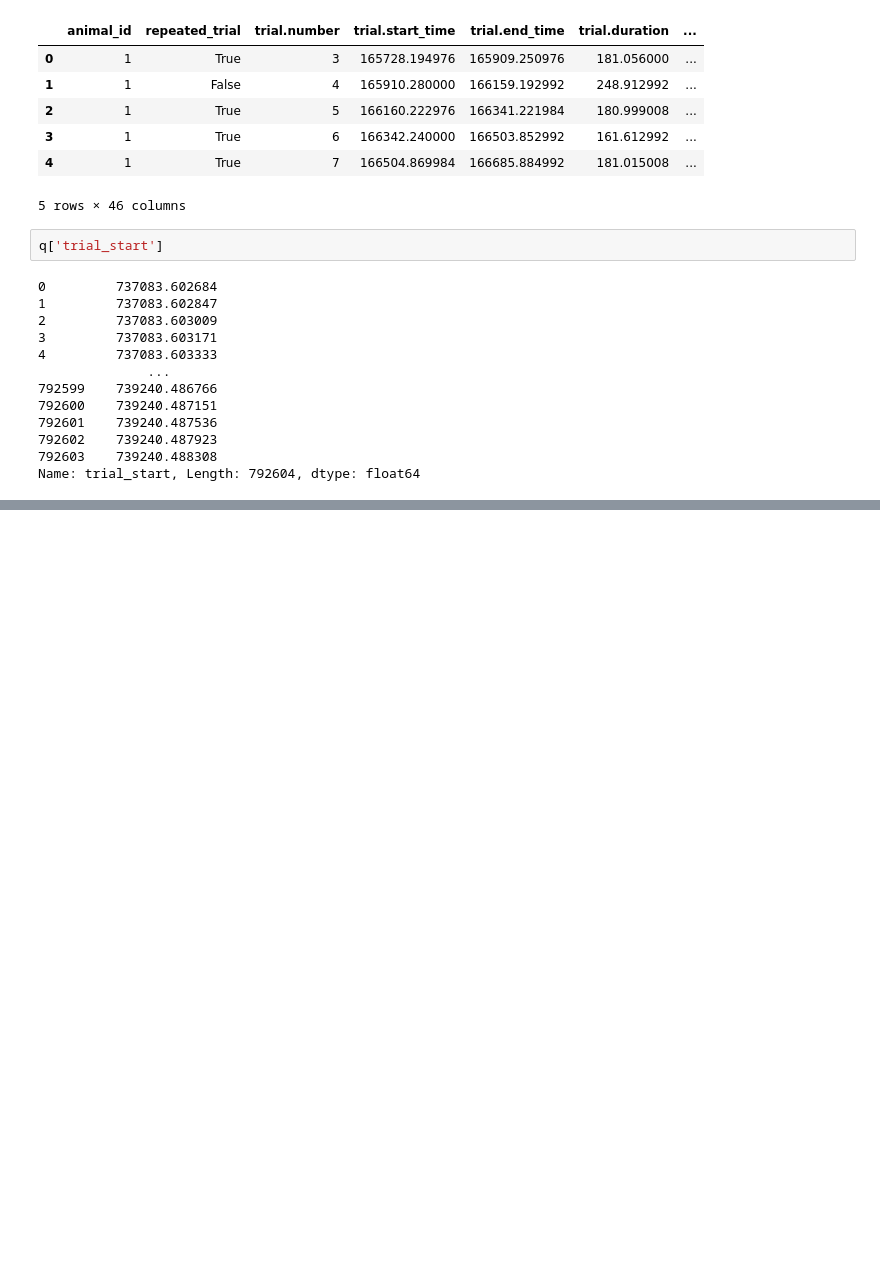
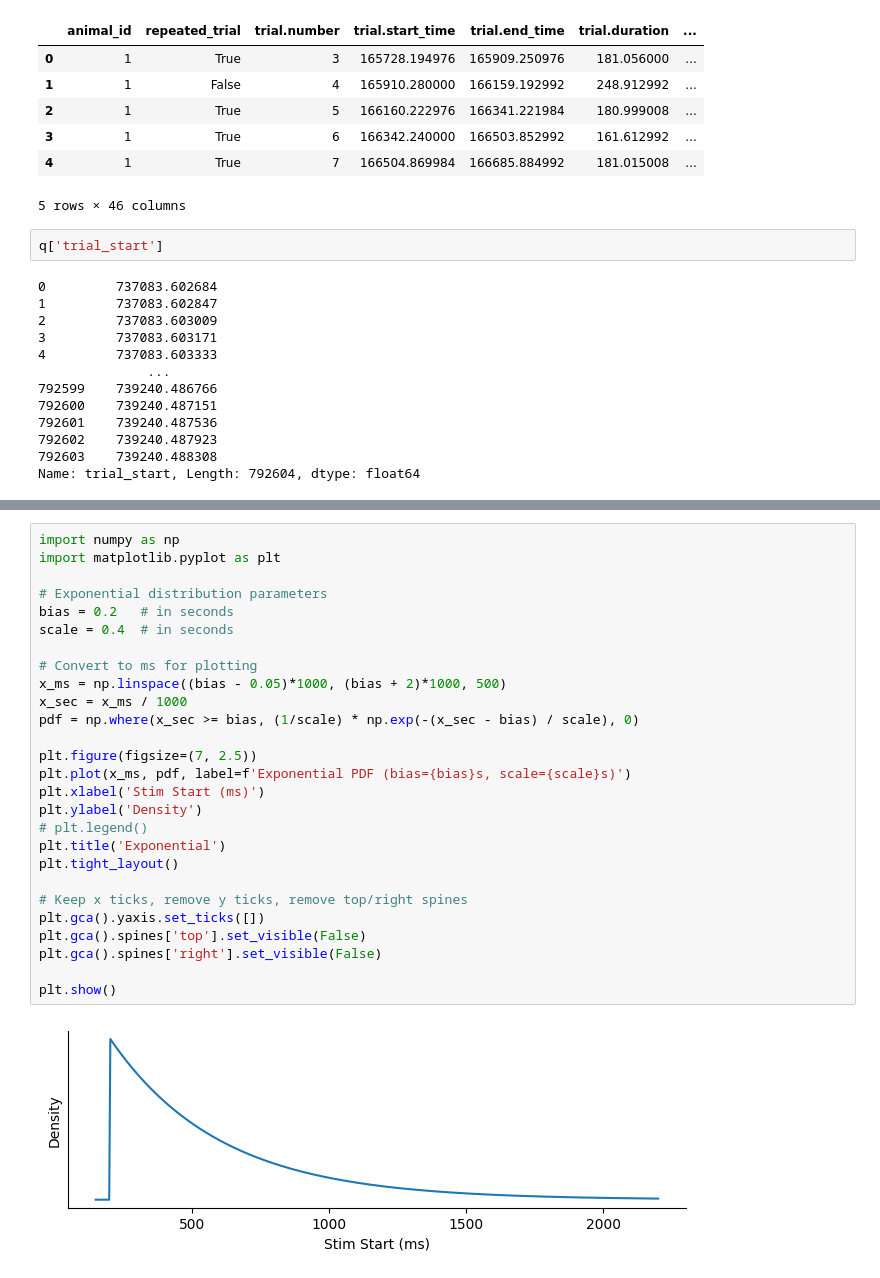
Before and after one commit to rakaar/ddm_data, a Jupyter notebook: meeting.ipynb, the cells around one changed output, grey strips where cells are left out. Drawn from its saved outputs; the diff is of its cells as text; blank space fills up the shorter version.

```diff
--- a/meeting.ipynb
+++ b/meeting.ipynb
@@ -116,0 +196,29 @@ Name: trial_start, Length: 792604, dtype: float64
+# %%
+import numpy as np
+import matplotlib.pyplot as plt
+
+# Exponential distribution parameters
+bias = 0.2   # in seconds
+scale = 0.4  # in seconds
+
+# Convert to ms for plotting
+x_ms = np.linspace((bias - 0.05)*1000, (bias + 2)*1000, 500)
+x_sec = x_ms / 1000
+pdf = np.where(x_sec >= bias, (1/scale) * np.exp(-(x_sec - bias) / scale), 0)
+
+plt.figure(figsize=(7, 2.5))
+plt.plot(x_ms, pdf, label=f'Exponential PDF (bias={bias}s, scale={scale}s)')
+plt.xlabel('Stim Start (ms)')
+plt.ylabel('Density')
+# plt.legend()
+plt.title('Exponential')
+plt.tight_layout()
+
+# Keep x ticks, remove y ticks, remove top/right spines
+plt.gca().yaxis.set_ticks([])
+plt.gca().spines['top'].set_visible(False)
+plt.gca().spines['right'].set_visible(False)
+
+plt.show()
+# %% [output]
+[figure, added]
```
Also changed, not shown: parts of 2 cells of this notebook, 3 other files.
